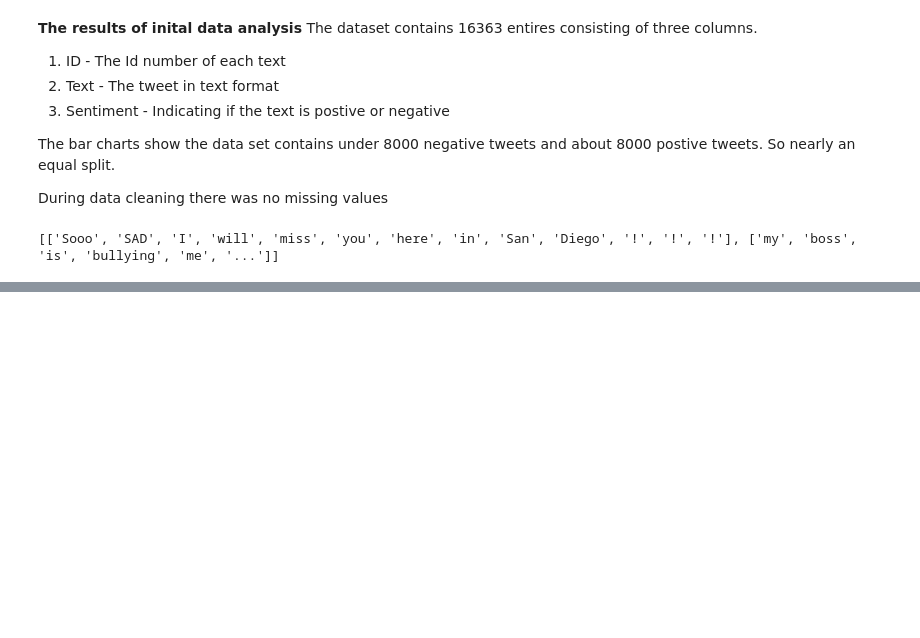
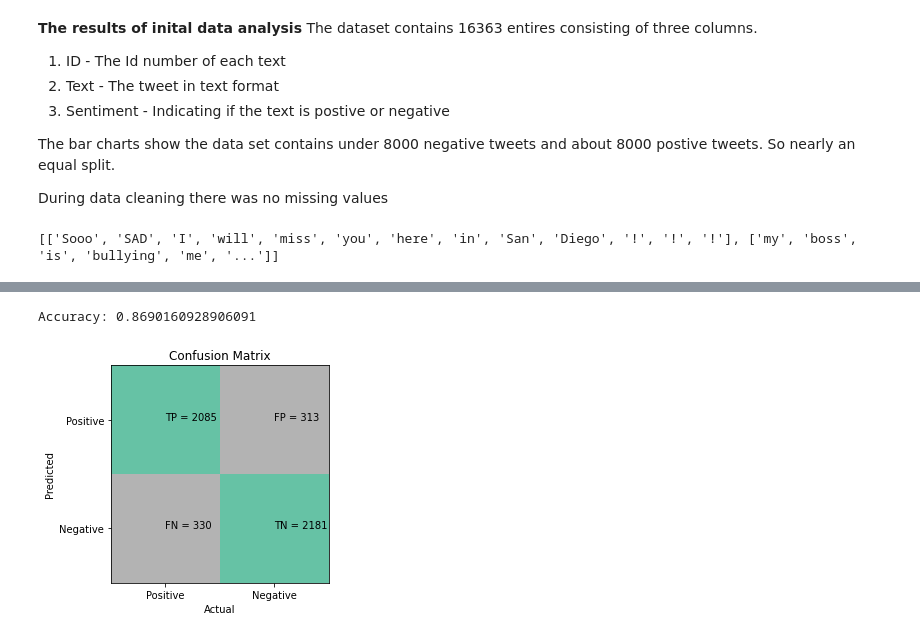
Before and after one commit to YazCodes/Sentiment-Analysis-Twitter, a Jupyter notebook: SentimentAnalysisTwitter.ipynb, the cells around one changed output, grey strips where cells are left out. Cells and saved outputs as stored; diff of their text form; code cells hidden in the pictures; blank space fills up the shorter version.

```diff
--- a/SentimentAnalysisTwitter.ipynb
+++ b/SentimentAnalysisTwitter.ipynb
@@ -119,0 +275,15 @@ df['Tokenised_Text'] = list_tokenised_sentences
+# %%
+# Data preprocessing - lower casing, punctuation removal
+# Features - tf-idf vector (1-grams)
+
+vectorizer = TfidfVectorizer()  # default: lowercase=True, ngram_range=(1,1)
+vectorizer.fit(X_train_text)
+
+# convert train and test text data to numeric vectors
+X_train = vectorizer.transform(X_train_text)
+X_val = vectorizer.transform(X_val_text)
+
+model = get_svm_predictions(X_train, X_val, y_train, y_val)
+# %% [output]
+Accuracy: 0.8690160928906091
+[figure, added]
```
Also changed, not shown: parts of 10 cells of this notebook.
